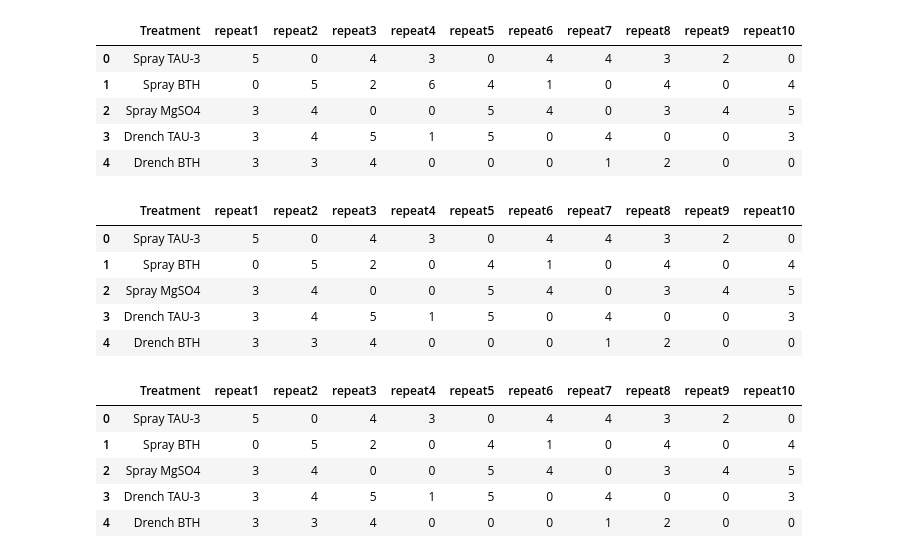
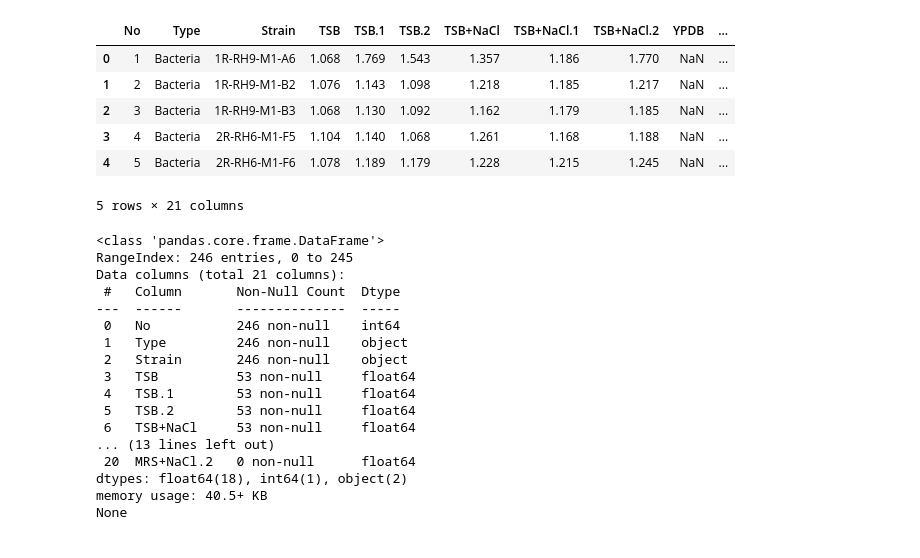
Before and after one commit to jellybbie/study, a Jupyter notebook: scratchpad.ipynb, the cells around one changed output. Cells and saved outputs as stored; diff of their text form; code cells hidden in the pictures.

```diff
--- a/scratchpad.ipynb
+++ b/scratchpad.ipynb
@@ -3,36 +3,34 @@
 # %%
 import pandas as pd
 
-# Load the Excel file into a DataFrame
-df = pd.read_excel('/content/rawdata-spot01fx.xlsx')
+# Load the Excel file
+df = pd.read_excel('/content/salt_invitro1.xlsx', engine='openpyxl')
+
+# Display the first 5 rows and column information
+display(df.head())
+print(df.info())
+# %% [output]
+|  | No | Type | Strain | TSB | TSB.1 | TSB.2 | TSB+NaCl | TSB+NaCl.1 | TSB+NaCl.2 | YPDB | ... |
+| 0 | 1 | Bacteria | 1R-RH9-M1-A6 | 1.068 | 1.769 | 1.543 | 1.357 | 1.186 | 1.770 | NaN | ... |
+| 1 | 2 | Bacteria | 1R-RH9-M1-B2 | 1.076 | 1.143 | 1.098 | 1.218 | 1.185 | 1.217 | NaN | ... |
+| 2 | 3 | Bacteria | 1R-RH9-M1-B3 | 1.068 | 1.130 | 1.092 | 1.162 | 1.179 | 1.185 | NaN | ... |
+| 3 | 4 | Bacteria | 2R-RH6-M1-F5 | 1.104 | 1.140 | 1.068 | 1.261 | 1.168 | 1.188 | NaN | ... |
+| 4 | 5 | Bacteria | 2R-RH6-M1-F6 | 1.078 | 1.189 | 1.179 | 1.228 | 1.215 | 1.245 | NaN | ... |
+5 rows × 21 columns
+<class 'pandas.core.frame.DataFrame'>
+RangeIndex: 246 entries, 0 to 245
+Data columns (total 21 columns):
+ #   Column       Non-Null Count  Dtype
+---  ------       --------------  -----
+ 0   No           246 non-null    int64
+ 1   Type         246 non-null    object
+ 2   Strain       246 non-null    object
+ 3   TSB          53 non-null     float64
+ 4   TSB.1        53 non-null     float64
+ 5   TSB.2        53 non-null     float64
+ 6   TSB+NaCl     53 non-null     float64
+... (13 lines left out)
+ 20  MRS+NaCl.2   0 non-null      float64
+dtypes: float64(18), int64(1), object(2)
+memory usage: 40.5+ KB
+None
-# %%
-import pandas as pd
-df_rs01 = pd.read_excel('/content/rawdata-rs01.xlsx')
-display(df_rs01.head())
-# %% [output]
-|  | Treatment | repeat1 | repeat2 | repeat3 | repeat4 | repeat5 | repeat6 | repeat7 | repeat8 | repeat9 | repeat10 |
-| 0 | Spray TAU-3 | 5 | 0 | 4 | 3 | 0 | 4 | 4 | 3 | 2 | 0 |
-| 1 | Spray BTH | 0 | 5 | 2 | 6 | 4 | 1 | 0 | 4 | 0 | 4 |
-| 2 | Spray MgSO4 | 3 | 4 | 0 | 0 | 5 | 4 | 0 | 3 | 4 | 5 |
-| 3 | Drench TAU-3 | 3 | 4 | 5 | 1 | 5 | 0 | 4 | 0 | 0 | 3 |
-| 4 | Drench BTH | 3 | 3 | 4 | 0 | 0 | 0 | 1 | 2 | 0 | 0 |
-# %%
-df_rs01 = pd.read_excel('/content/rawdata-rs02.xlsx')
-display(df_rs01.head())
-# %% [output]
-|  | Treatment | repeat1 | repeat2 | repeat3 | repeat4 | repeat5 | repeat6 | repeat7 | repeat8 | repeat9 | repeat10 |
-| 0 | Spray TAU-3 | 5 | 0 | 4 | 3 | 0 | 4 | 4 | 3 | 2 | 0 |
-| 1 | Spray BTH | 0 | 5 | 2 | 0 | 4 | 1 | 0 | 4 | 0 | 4 |
-| 2 | Spray MgSO4 | 3 | 4 | 0 | 0 | 5 | 4 | 0 | 3 | 4 | 5 |
-| 3 | Drench TAU-3 | 3 | 4 | 5 | 1 | 5 | 0 | 4 | 0 | 0 | 3 |
-| 4 | Drench BTH | 3 | 3 | 4 | 0 | 0 | 0 | 1 | 2 | 0 | 0 |
-# %%
-df_rs02 = pd.read_excel('/content/rawdata-rs02.xlsx')
-display(df_rs02.head())
-# %% [output]
-|  | Treatment | repeat1 | repeat2 | repeat3 | repeat4 | repeat5 | repeat6 | repeat7 | repeat8 | repeat9 | repeat10 |
-| 0 | Spray TAU-3 | 5 | 0 | 4 | 3 | 0 | 4 | 4 | 3 | 2 | 0 |
-| 1 | Spray BTH | 0 | 5 | 2 | 0 | 4 | 1 | 0 | 4 | 0 | 4 |
-| 2 | Spray MgSO4 | 3 | 4 | 0 | 0 | 5 | 4 | 0 | 3 | 4 | 5 |
-| 3 | Drench TAU-3 | 3 | 4 | 5 | 1 | 5 | 0 | 4 | 0 | 0 | 3 |
-| 4 | Drench BTH | 3 | 3 | 4 | 0 | 0 | 0 | 1 | 2 | 0 | 0 |
```
Also changed, not shown: parts of 16 cells of this notebook.
